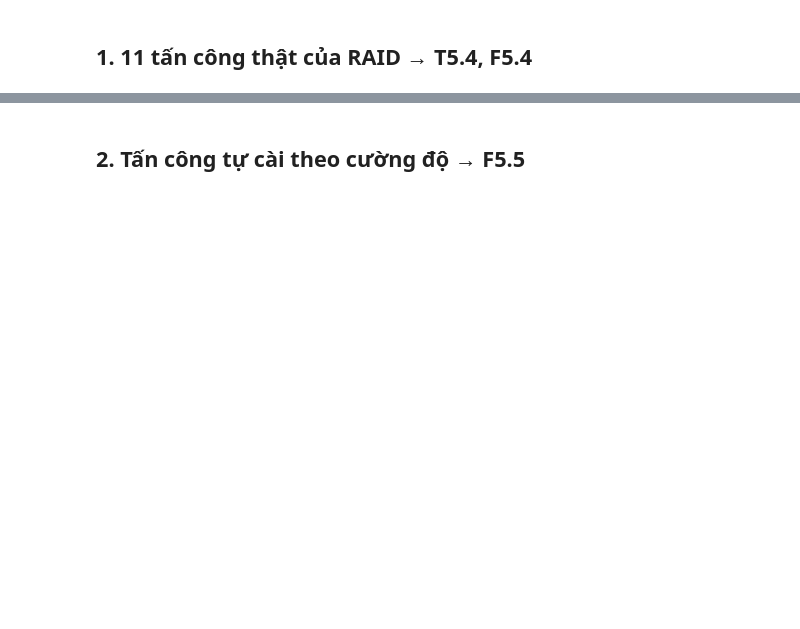
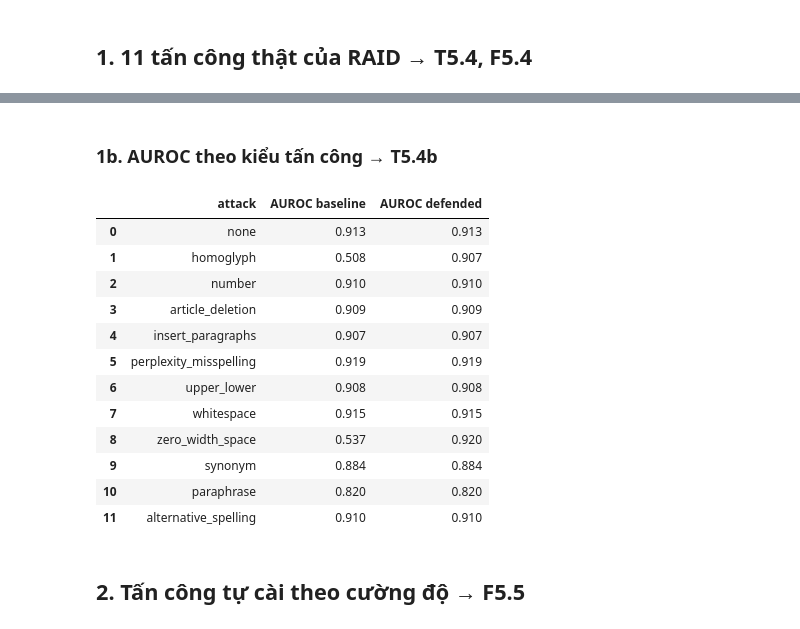
Before and after one commit to thanhsonnguyen-gif/ai-text-detection, a Jupyter notebook: notebooks/E2_robustness.ipynb, the cells around one changed output, grey strips where cells are left out. Drawn from its saved outputs; the diff is of its cells as text; code cells hidden in the pictures; blank space fills up the shorter version.

Commit message:
E2: thêm T5.4b AUROC theo kiểu tấn công

```diff
--- a/notebooks/E2_robustness.ipynb
+++ b/notebooks/E2_robustness.ipynb
@@ -5,8 +7,8 @@ Dùng mô hình và **ngưỡng vận hành đã chốt ở E1** (không chọn
 - **F5.5**: tấn công tự cài theo cường độ (5% → 100% số từ)
 # %%
 # === BOOTSTRAP: giữ nguyên ở đầu mọi notebook ===
-OWNER = "ten-cua-ban"     # điền tên để log kết quả
-REPO  = "https://github.com/<ten-tai-khoan>/ai-text-detection.git"   # sửa thành repo của nhóm
+OWNER = "Son&Tai"   # tên bạn
+REPO  = "https://github.com/thanhsonnguyen-gif/ai-text-detection.git"
 
 from google.colab import drive
 drive.mount("/content/drive")
@@ -60,3 +83,28 @@ ax.set_title("F5.4 TPR tại ngưỡng vận hành theo kiểu tấn công"); ev
+# %% [markdown]
+### 1b. AUROC theo kiểu tấn công → T5.4b
+# %%
+rows = []
+for atk in ["none"] + config.RAID_ATTACKS:
+    d = test if atk == "none" else data.load_attacked(spark, atk)
+    row = {"attack": atk}
+    for name, (m, dfd) in MD.items():
+        row[f"AUROC {name}"] = evaluate.auroc(evaluate.score(m, d, models.text_col(dfd)))
+    rows.append(row)
+t54b = pd.DataFrame(rows); display(t54b.round(3)); evaluate.save_table(t54b, "T5.4b_raid_attacks_auroc")
+# %% [output]
+|  | attack | AUROC baseline | AUROC defended |
+| 0 | none | 0.913 | 0.913 |
+| 1 | homoglyph | 0.508 | 0.907 |
+| 2 | number | 0.910 | 0.910 |
+| 3 | article_deletion | 0.909 | 0.909 |
+| 4 | insert_paragraphs | 0.907 | 0.907 |
+| 5 | perplexity_misspelling | 0.919 | 0.919 |
+| 6 | upper_lower | 0.908 | 0.908 |
+| 7 | whitespace | 0.915 | 0.915 |
+| 8 | zero_width_space | 0.537 | 0.920 |
+| 9 | synonym | 0.884 | 0.884 |
+| 10 | paraphrase | 0.820 | 0.820 |
+| 11 | alternative_spelling | 0.910 | 0.910 |
 # %% [markdown]
 ## 2. Tấn công tự cài theo cường độ → F5.5
 # %%
```
Also changed, not shown: parts of 5 cells of this notebook.
